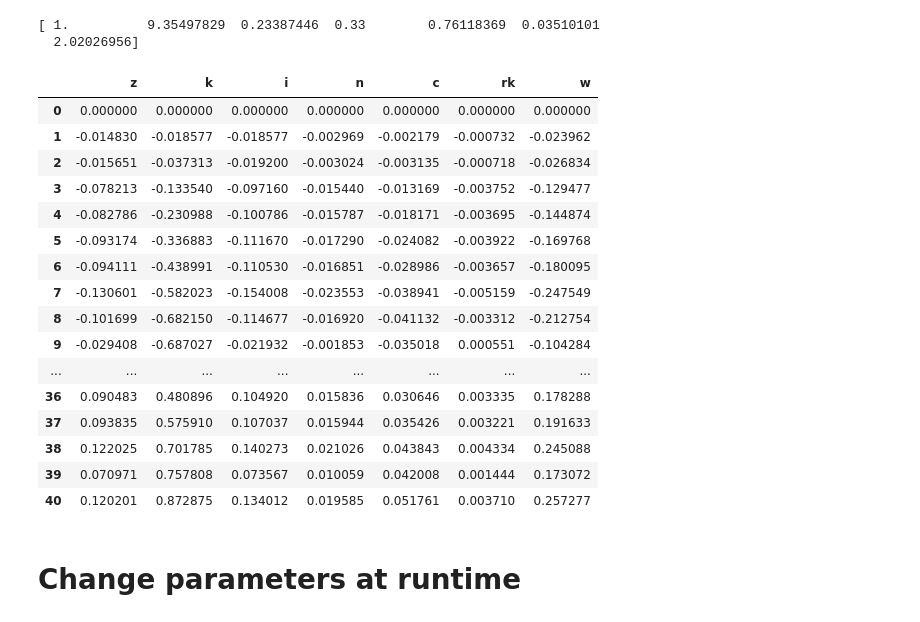
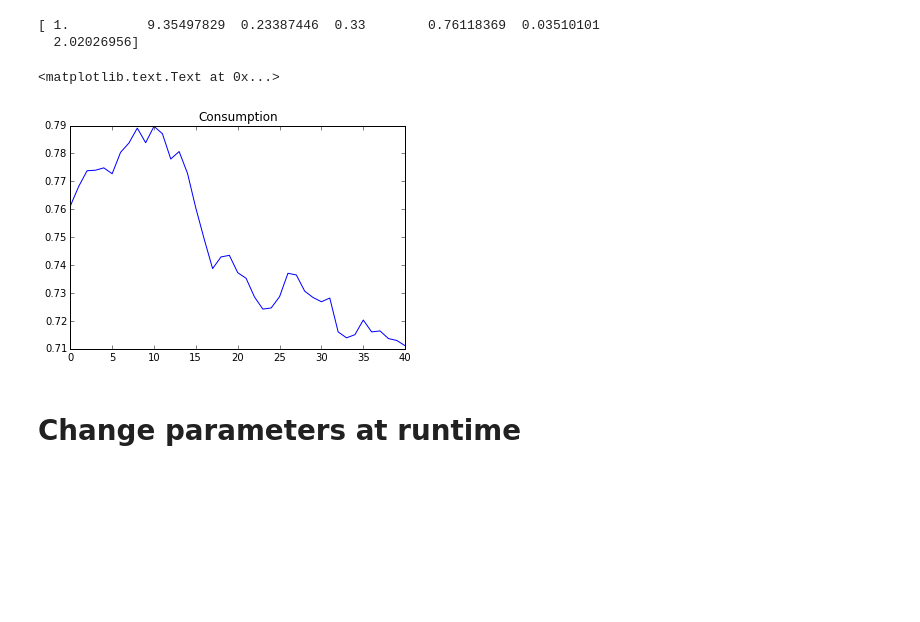
Before and after one commit to EconForge/dolo.py, a Jupyter notebook: examples/notebooks/dynare_model.ipynb, the cells around one changed output. Cells and saved outputs as stored; diff of their text form; code cells hidden in the pictures; blank space fills up the shorter version.

```diff
--- a/examples/notebooks/dynare_model.ipynb
+++ b/examples/notebooks/dynare_model.ipynb
@@ -44,7 +42,5 @@ from dolo.algos.dynare import *
 # %% [markdown]
 Then we import the model in a `model` variable and display it
-# %%
-filename =  'https://raw.githubusercontent.com/EconForge/dolo/master/examples/models/rbc_dynare.yaml'
 # %%
 model = yaml_import(filename)
 display( model )
@@ -152,23 +145,3 @@ print(dr['ys']) # a vector of values at the steady-state
 # %% [output]
 [ 1.          9.35497829  0.23387446  0.33        0.76118369  0.03510101
   2.02026956]
-# %%
-stoch_simul( dr, variables='c' )
-# %% [output]
-|  | z | k | i | n | c | rk | w |
-| 0 | 0.000000 | 0.000000 | 0.000000 | 0.000000 | 0.000000 | 0.000000 | 0.000000 |
-| 1 | -0.014830 | -0.018577 | -0.018577 | -0.002969 | -0.002179 | -0.000732 | -0.023962 |
-| 2 | -0.015651 | -0.037313 | -0.019200 | -0.003024 | -0.003135 | -0.000718 | -0.026834 |
-| 3 | -0.078213 | -0.133540 | -0.097160 | -0.015440 | -0.013169 | -0.003752 | -0.129477 |
-| 4 | -0.082786 | -0.230988 | -0.100786 | -0.015787 | -0.018171 | -0.003695 | -0.144874 |
-| 5 | -0.093174 | -0.336883 | -0.111670 | -0.017290 | -0.024082 | -0.003922 | -0.169768 |
-| 6 | -0.094111 | -0.438991 | -0.110530 | -0.016851 | -0.028986 | -0.003657 | -0.180095 |
-| 7 | -0.130601 | -0.582023 | -0.154008 | -0.023553 | -0.038941 | -0.005159 | -0.247549 |
-| 8 | -0.101699 | -0.682150 | -0.114677 | -0.016920 | -0.041132 | -0.003312 | -0.212754 |
-| 9 | -0.029408 | -0.687027 | -0.021932 | -0.001853 | -0.035018 | 0.000551 | -0.104284 |
-| ... | ... | ... | ... | ... | ... | ... | ... |
-| 36 | 0.090483 | 0.480896 | 0.104920 | 0.015836 | 0.030646 | 0.003335 | 0.178288 |
-| 37 | 0.093835 | 0.575910 | 0.107037 | 0.015944 | 0.035426 | 0.003221 | 0.191633 |
-| 38 | 0.122025 | 0.701785 | 0.140273 | 0.021026 | 0.043843 | 0.004334 | 0.245088 |
-| 39 | 0.070971 | 0.757808 | 0.073567 | 0.010059 | 0.042008 | 0.001444 | 0.173072 |
-| 40 | 0.120201 | 0.872875 | 0.134012 | 0.019585 | 0.051761 | 0.003710 | 0.257277 |
@@ -175,3 +152,10 @@ stoch_simul( dr, variables='c' )
+# %%
+sim = simulate( dr, n_exp=1 )
+pyplot.plot(sim['c'])
+pyplot.title('Consumption')
+# %% [output]
+<matplotlib.text.Text at 0x...>
+[figure, added]
 # %% [markdown]
 # Change parameters at runtime
 # %%
```
Also changed, not shown: parts of 8 cells of this notebook, 3 other files.
